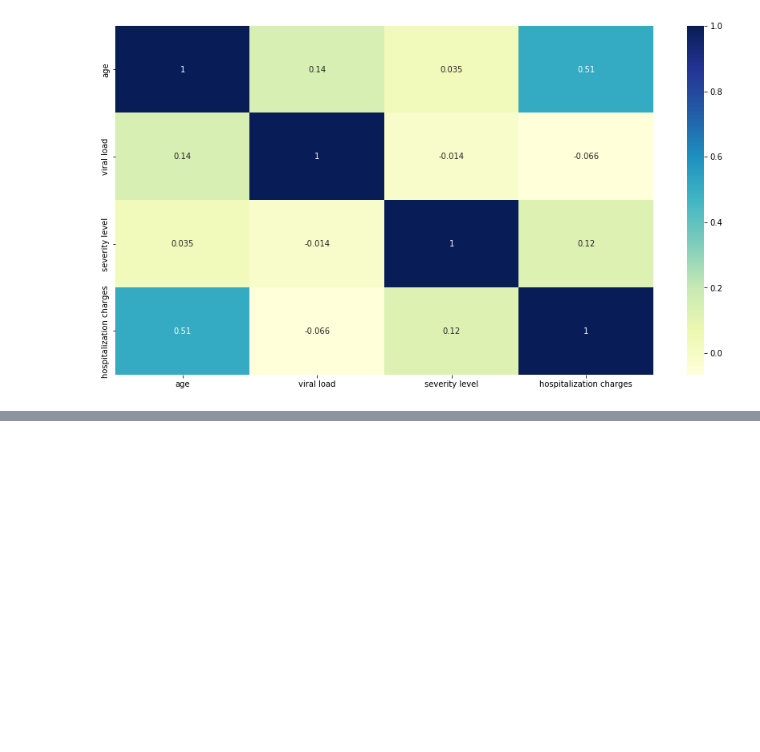
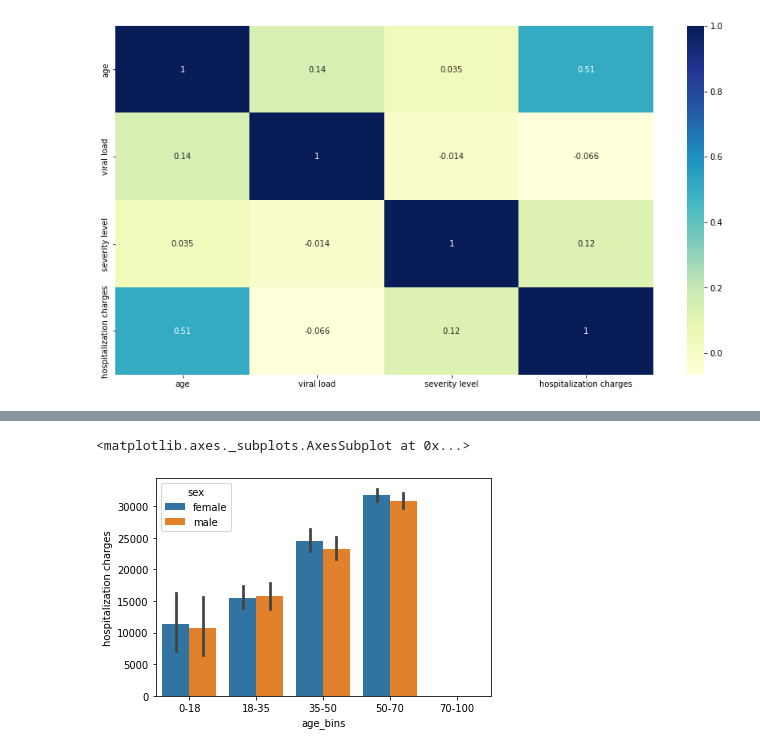
Before and after one commit to pkmariya/Scaler01, a Jupyter notebook: Apollo_CaseStudy_Mariya_DSML22.ipynb, the cells around one changed output, grey strips where cells are left out. Cells and saved outputs as stored; diff of their text form; code cells hidden in the pictures; blank space fills up the shorter version.

```diff
--- a/Apollo_CaseStudy_Mariya_DSML22.ipynb
+++ b/Apollo_CaseStudy_Mariya_DSML22.ipynb
@@ -360,0 +380,5 @@ plt.show()
+# %%
+sns.barplot(x='age_bins', y='hospitalization charges', data=work_df, hue='sex')
+# %% [output]
+<matplotlib.axes._subplots.AxesSubplot at 0x...>
+[figure, added]
```
Also changed, not shown: parts of 9 cells of this notebook.
